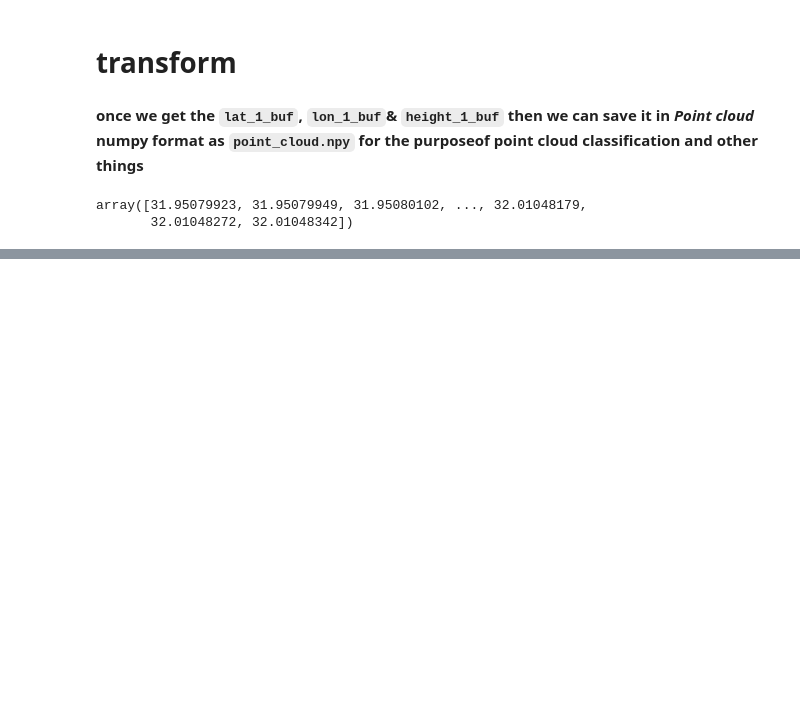
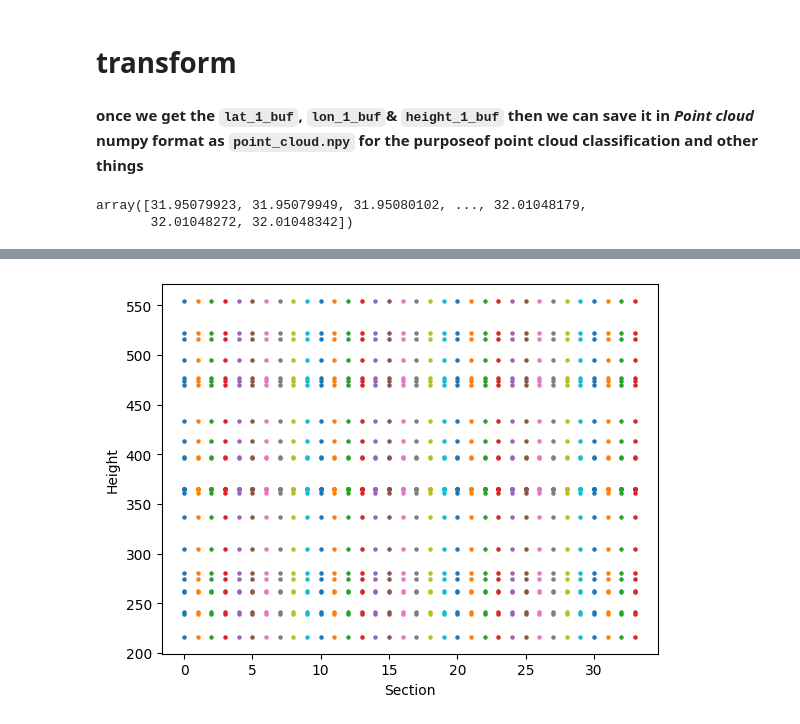
Before and after one commit to 1kaiser/ICESAT2, a Jupyter notebook: ICESAT2_tracks_intersection_plotting.ipynb, the cells around one changed output, grey strips where cells are left out. Cells and saved outputs as stored; diff of their text form; code cells hidden in the pictures; blank space fills up the shorter version.

```diff
--- a/ICESAT2_tracks_intersection_plotting.ipynb
+++ b/ICESAT2_tracks_intersection_plotting.ipynb
@@ -342,0 +404,36 @@ plt.show()
+# %%
+import numpy as np
+import matplotlib.pyplot as plt
+from scipy.spatial import cKDTree
+
+# Load the dataset from .npy file
+dataset = np.load('/content/point_cloud.npy')
+
+# Use 1/3 of the dataset
+dataset = dataset[:len(dataset)//1000]
+
+# Extract the latitude, longitude, and height columns
+lons = dataset[:, 0]
+lats = dataset[:, 1]
+heights = dataset[:, 2]
+
+# Define the distance in meters for the sections or compartments
+section_distance = 10  # in meters
+
+# Use a KDTree to partition the data into sections
+tree = cKDTree(np.column_stack((lats, lons)))
+sections = tree.query_ball_point(np.column_stack((lats, lons)), section_distance)
+
+# Loop over each section and create a scatter plot of the heights
+for i, section in enumerate(sections):
+    # Get the heights for the current section
+    section_heights = heights[section]
+
+    # Create a scatter plot of the heights
+    plt.scatter(np.repeat(i, len(section_heights)), section_heights, s=5)
+
+plt.xlabel('Section')
+plt.ylabel('Height')
+plt.show()
+# %% [output]
+[figure, added]
```
Also changed, not shown: parts of 3 cells of this notebook.
